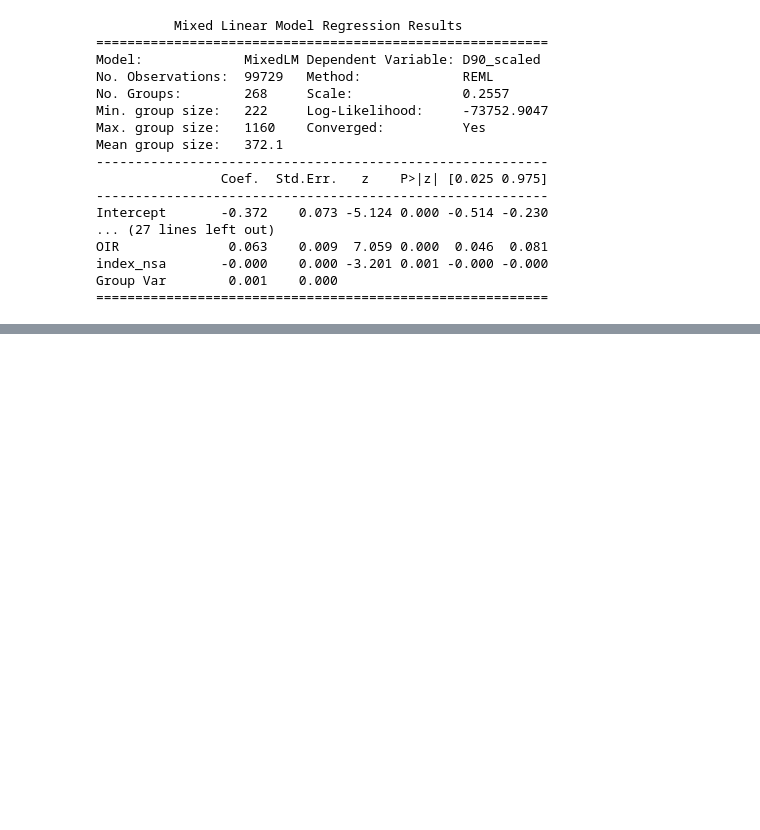
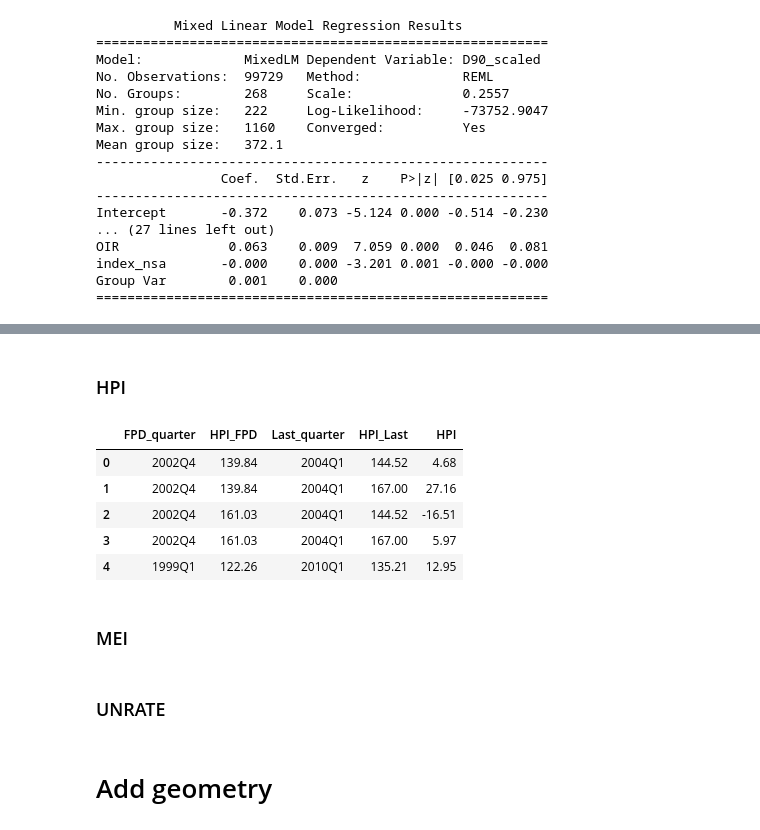
Before and after one commit to yannickpichardo/master_thesis, a Jupyter notebook: combine_data.ipynb, the cells around one changed output, grey strips where cells are left out. Drawn from its saved outputs; the diff is of its cells as text; code cells hidden in the pictures; blank space fills up the shorter version.

Commit message:
changes to combine data

```diff
--- a/combine_data.ipynb
+++ b/combine_data.ipynb
@@ -491,0 +589,2 @@ Group Var        0.001    0.000
+# %%
+agg_loan = dd.read_parquet('../Data/agg_loan.parquet')
@@ -491,0 +594,27 @@ Group Var        0.001    0.000
+# %% [markdown]
+### HPI
+# %%
+# Create the FPD_quarter and MD_quarter variables
+agg_loan['FPD_quarter'] = agg_loan['FPD'].dt.year.astype(str) + 'Q' + agg_loan['FPD'].dt.quarter.astype(str)
+agg_loan['Last_quarter'] = agg_loan['Date'].dt.year.astype(str) + 'Q' + agg_loan['MD'].dt.quarter.astype(str)
+# %%
+hpi_master = pd.read_excel('../Data/HPI_master.xls', dtype={'place_id': str, 'yr': int, 'period': int, 'index_nsa': float, 'quarter': str})
+# %%
+agg_loan = agg_loan.merge(hpi_master[['place_id', 'quarter', 'index_nsa']], left_on = ['MSA', 'FPD_quarter'], right_on = ['place_id', 'quarter'] ,how='left').rename(columns={'index_nsa': 'HPI_FPD'})
+agg_loan = agg_loan.merge(hpi_master[['place_id', 'quarter', 'index_nsa']], left_on = ['MSA', 'Last_quarter'], right_on = ['place_id', 'quarter'] ,how='left').rename(columns={'index_nsa': 'HPI_Last'})
+agg_loan['HPI'] = agg_loan['HPI_Last'] - agg_loan['HPI_FPD']
+# %%
+agg_loan[['FPD_quarter', 'HPI_FPD', 'Last_quarter', 'HPI_Last', 'HPI']].head()
+# %% [output]
+|  | FPD_quarter | HPI_FPD | Last_quarter | HPI_Last | HPI |
+| 0 | 2002Q4 | 139.84 | 2004Q1 | 144.52 | 4.68 |
+| 1 | 2002Q4 | 139.84 | 2004Q1 | 167.00 | 27.16 |
+| 2 | 2002Q4 | 161.03 | 2004Q1 | 144.52 | -16.51 |
+| 3 | 2002Q4 | 161.03 | 2004Q1 | 167.00 | 5.97 |
+| 4 | 1999Q1 | 122.26 | 2010Q1 | 135.21 | 12.95 |
+# %% [markdown]
+### MEI
+# %% [markdown]
+### UNRATE
+# %% [markdown]
+# Add geometry
```
Also changed, not shown: parts of 46 cells of this notebook.
